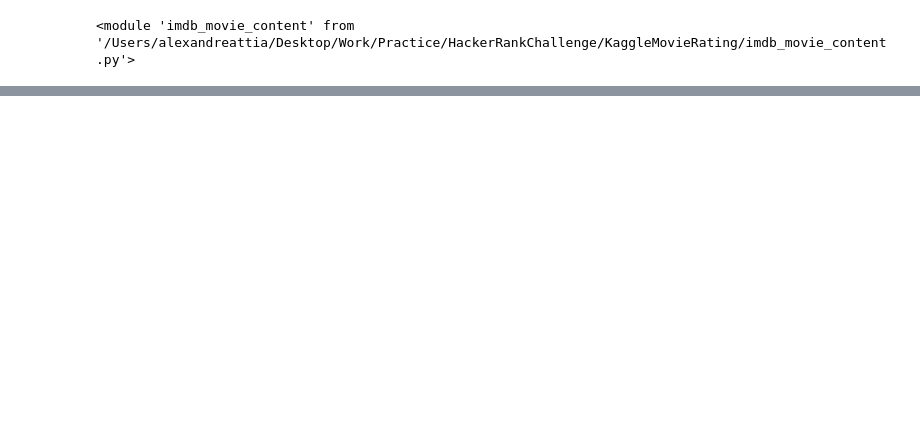
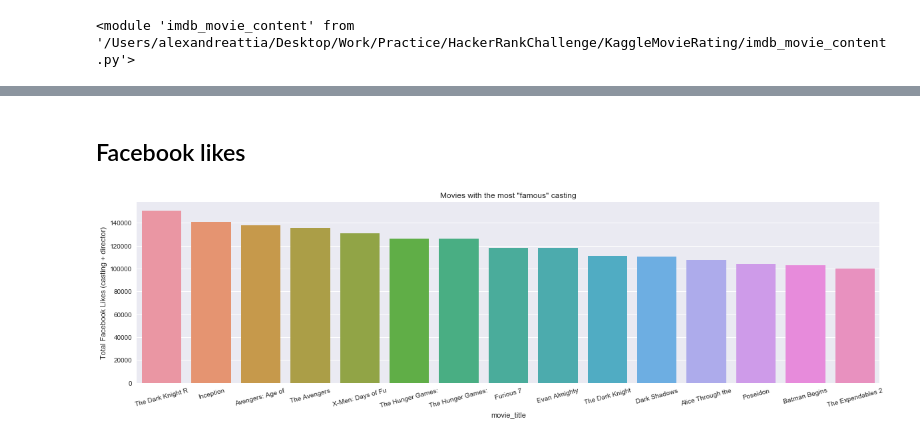
Before and after one commit to alexattia/Data-Science-Projects, a Jupyter notebook: KaggleMovieRating/Exploration.ipynb, the cells around one changed output, grey strips where cells are left out. Cells and saved outputs as stored; diff of their text form; code cells hidden in the pictures; blank space fills up the shorter version.

```diff
--- a/KaggleMovieRating/Exploration.ipynb
+++ b/KaggleMovieRating/Exploration.ipynb
@@ -48,0 +61,12 @@ plt.imshow(im)
+# %% [markdown]
+## Facebook likes
+# %%
+d = df['total_cast_fb_likes'].sort_values(ascending=False)[:15]
+e = df[df.index.isin(d.index)].num_facebook_like
+plt.figure(figsize=(20,5))
+plot = sns.barplot(x=d.index, y=d)
+_ = plot.set_xticklabels([elem[:17] for elem in d.index], rotation=15)
+_ = plot.set_title('Movies with the most "famous" casting')
+_ = plot.set_ylabel('Total Facebook Likes (casting + director)')
+# %% [output]
+[figure, added]
```
Also changed, not shown: parts of 14 cells of this notebook, 1 other file.
